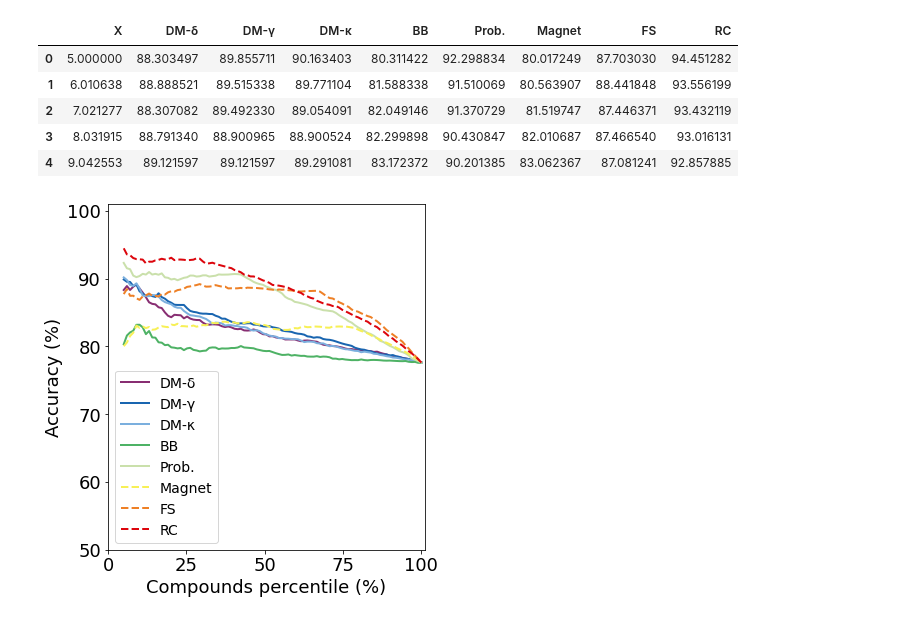
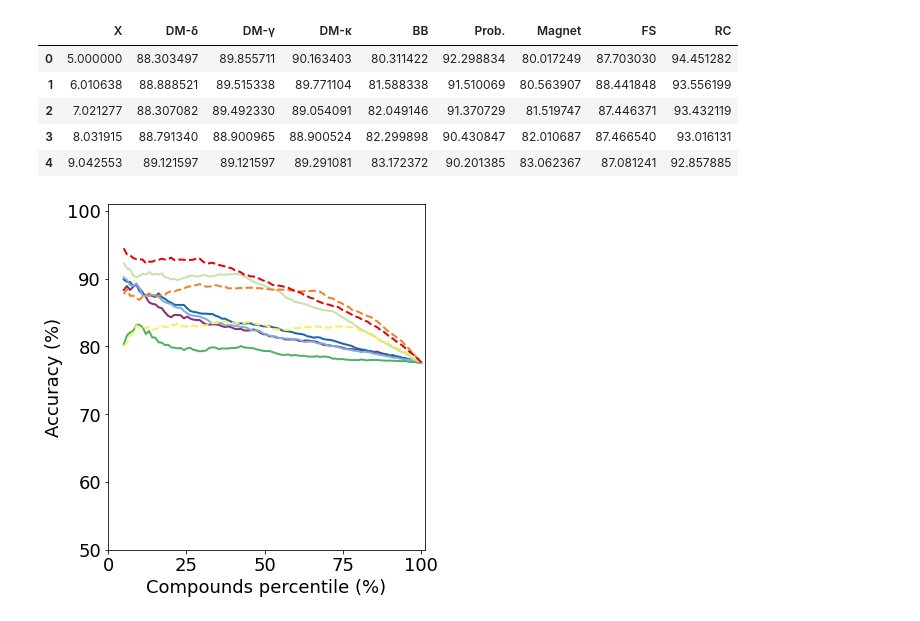
Before and after one commit to bonjuruu/applicabilityDomain, a Jupyter notebook: plot_results/cumulative_acc/plot_ca.ipynb, the cells around one changed output. Saved outputs shown, nothing was run; the diff lists cells and outputs as text; code cells hidden in the pictures.

```diff
--- a/plot_results/cumulative_acc/plot_ca.ipynb
+++ b/plot_results/cumulative_acc/plot_ca.ipynb
@@ -143,35 +143,35 @@ def plot_ca(clf, clf_alias, dataset, path_output, figsize=(6,6), fontsize=18, sh
     plt.rcParams["font.size"] = fontsize
     plt.rc('legend', fontsize=14)
     fig, ax = plt.subplots()
 
     df = get_df_ca(clf, dataset)
     for i, ad in enumerate(df.columns[1:]):
         # Dashed lines for all advx. defenses
         ls = '--' if ad in AL else '-'
         ax.plot(df[df.columns[0]],
                 df[ad],
                 alpha=1,
                 lw=2,
                 color=COLOURS[i],
                 ls=ls,
                 label=ad,
         )
 
     ax.set(xlim=[0., 101], ylim=[50., 101.])
-    ax.legend()
+    # ax.legend()
     ax.set_xlabel('Compounds percentile (%)')
     ax.set_ylabel('Accuracy (%)')
     if show_title:
         ax.set_title(f'{dataset} on {clf_alias} - Cumulative Accuracy')
     plt.tight_layout()
     plt.savefig(path_output, dpi=300)
 
 # Test function
 path_test = os.path.join(PATH_ROOT, 'plot_results', 'ames_knn_ca.pdf')
 plot_ca(CLASSIFIERS[0], CLF_alias[0], DATASETS[0], path_test)
 os.remove(path_test)
 # %% [output]
-[figure, old version]
+[figure, new version]
 # %%
 path_roc = Path(os.path.join(PATH_ROOT, 'plot_results', 'cumulative_acc'))
 for dataset in DATASETS:
```
Also changed, not shown: parts of 3 cells of this notebook, 57 other files.
